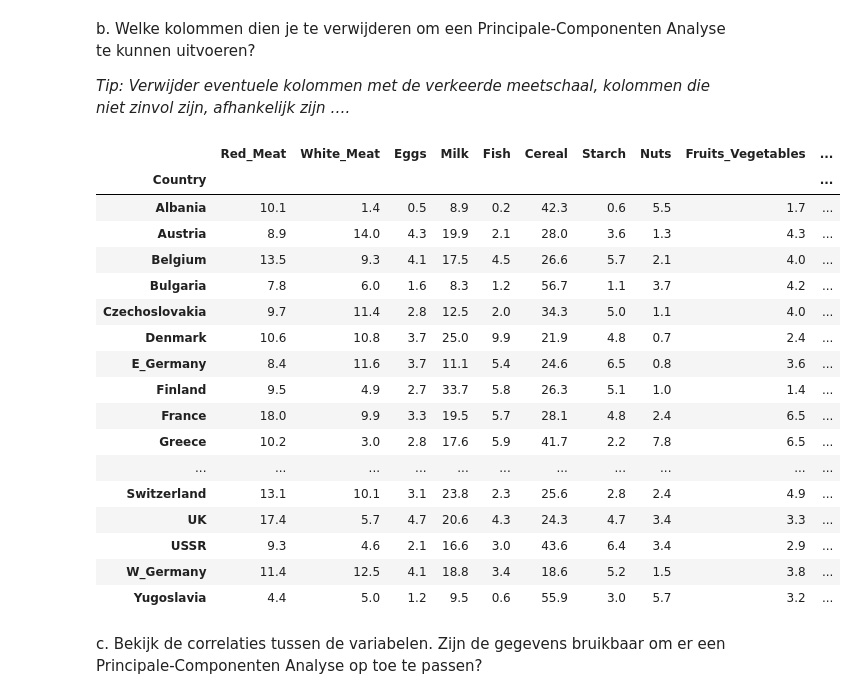
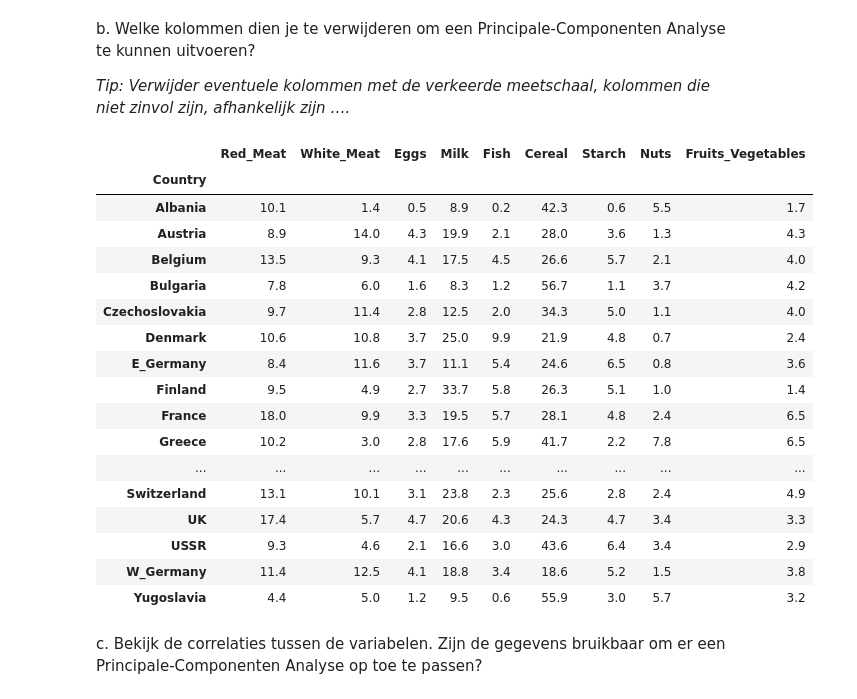
Before and after one commit to EliasDeHondt/DataScience1, a Jupyter notebook: W23P4/1 Proteinen.ipynb, the cells around one changed output. Saved outputs shown, nothing was run; the diff lists cells and outputs as text; code cells hidden in the pictures.

```diff
--- a/W23P4/1 Proteinen.ipynb
+++ b/W23P4/1 Proteinen.ipynb
@@ -35,27 +35,27 @@ b.	Welke kolommen dien je te verwijderen om een Principale-Componenten Analyse t
 
 _Tip:  Verwijder eventuele kolommen met de verkeerde meetschaal, kolommen die niet zinvol zijn, afhankelijk zijn …._
 # %%
-X = protein.drop(columns=['Country', 'Comunist', 'Region'])
+X = protein.drop(columns=['Country', 'Comunist', 'Region', 'Total'])
 display(X)
 # %% [output]
-|  | Red_Meat | White_Meat | Eggs | Milk | Fish | Cereal | Starch | Nuts | Fruits_Vegetables | ... |
-| Country |  |  |  |  |  |  |  |  |  | ... |
-| Albania | 10.1 | 1.4 | 0.5 | 8.9 | 0.2 | 42.3 | 0.6 | 5.5 | 1.7 | ... |
-| Austria | 8.9 | 14.0 | 4.3 | 19.9 | 2.1 | 28.0 | 3.6 | 1.3 | 4.3 | ... |
-| Belgium | 13.5 | 9.3 | 4.1 | 17.5 | 4.5 | 26.6 | 5.7 | 2.1 | 4.0 | ... |
-| Bulgaria | 7.8 | 6.0 | 1.6 | 8.3 | 1.2 | 56.7 | 1.1 | 3.7 | 4.2 | ... |
-| Czechoslovakia | 9.7 | 11.4 | 2.8 | 12.5 | 2.0 | 34.3 | 5.0 | 1.1 | 4.0 | ... |
-| Denmark | 10.6 | 10.8 | 3.7 | 25.0 | 9.9 | 21.9 | 4.8 | 0.7 | 2.4 | ... |
-| E_Germany | 8.4 | 11.6 | 3.7 | 11.1 | 5.4 | 24.6 | 6.5 | 0.8 | 3.6 | ... |
-| Finland | 9.5 | 4.9 | 2.7 | 33.7 | 5.8 | 26.3 | 5.1 | 1.0 | 1.4 | ... |
-| France | 18.0 | 9.9 | 3.3 | 19.5 | 5.7 | 28.1 | 4.8 | 2.4 | 6.5 | ... |
-| Greece | 10.2 | 3.0 | 2.8 | 17.6 | 5.9 | 41.7 | 2.2 | 7.8 | 6.5 | ... |
-| ... | ... | ... | ... | ... | ... | ... | ... | ... | ... | ... |
-| Switzerland | 13.1 | 10.1 | 3.1 | 23.8 | 2.3 | 25.6 | 2.8 | 2.4 | 4.9 | ... |
-| UK | 17.4 | 5.7 | 4.7 | 20.6 | 4.3 | 24.3 | 4.7 | 3.4 | 3.3 | ... |
-| USSR | 9.3 | 4.6 | 2.1 | 16.6 | 3.0 | 43.6 | 6.4 | 3.4 | 2.9 | ... |
-| W_Germany | 11.4 | 12.5 | 4.1 | 18.8 | 3.4 | 18.6 | 5.2 | 1.5 | 3.8 | ... |
-| Yugoslavia | 4.4 | 5.0 | 1.2 | 9.5 | 0.6 | 55.9 | 3.0 | 5.7 | 3.2 | ... |
+|  | Red_Meat | White_Meat | Eggs | Milk | Fish | Cereal | Starch | Nuts | Fruits_Vegetables |
+| Country |  |  |  |  |  |  |  |  |  |
+| Albania | 10.1 | 1.4 | 0.5 | 8.9 | 0.2 | 42.3 | 0.6 | 5.5 | 1.7 |
+| Austria | 8.9 | 14.0 | 4.3 | 19.9 | 2.1 | 28.0 | 3.6 | 1.3 | 4.3 |
+| Belgium | 13.5 | 9.3 | 4.1 | 17.5 | 4.5 | 26.6 | 5.7 | 2.1 | 4.0 |
+| Bulgaria | 7.8 | 6.0 | 1.6 | 8.3 | 1.2 | 56.7 | 1.1 | 3.7 | 4.2 |
+| Czechoslovakia | 9.7 | 11.4 | 2.8 | 12.5 | 2.0 | 34.3 | 5.0 | 1.1 | 4.0 |
+| Denmark | 10.6 | 10.8 | 3.7 | 25.0 | 9.9 | 21.9 | 4.8 | 0.7 | 2.4 |
+| E_Germany | 8.4 | 11.6 | 3.7 | 11.1 | 5.4 | 24.6 | 6.5 | 0.8 | 3.6 |
+| Finland | 9.5 | 4.9 | 2.7 | 33.7 | 5.8 | 26.3 | 5.1 | 1.0 | 1.4 |
+| France | 18.0 | 9.9 | 3.3 | 19.5 | 5.7 | 28.1 | 4.8 | 2.4 | 6.5 |
+| Greece | 10.2 | 3.0 | 2.8 | 17.6 | 5.9 | 41.7 | 2.2 | 7.8 | 6.5 |
+| ... | ... | ... | ... | ... | ... | ... | ... | ... | ... |
+| Switzerland | 13.1 | 10.1 | 3.1 | 23.8 | 2.3 | 25.6 | 2.8 | 2.4 | 4.9 |
+| UK | 17.4 | 5.7 | 4.7 | 20.6 | 4.3 | 24.3 | 4.7 | 3.4 | 3.3 |
+| USSR | 9.3 | 4.6 | 2.1 | 16.6 | 3.0 | 43.6 | 6.4 | 3.4 | 2.9 |
+| W_Germany | 11.4 | 12.5 | 4.1 | 18.8 | 3.4 | 18.6 | 5.2 | 1.5 | 3.8 |
+| Yugoslavia | 4.4 | 5.0 | 1.2 | 9.5 | 0.6 | 55.9 | 3.0 | 5.7 | 3.2 |
 # %% [markdown]
 c.	Bekijk de correlaties tussen de variabelen. Zijn de gegevens bruikbaar om er een Principale-Componenten Analyse op toe te passen?
 # %%
```
Also changed, not shown: parts of 6 cells of this notebook, 3 other files.
